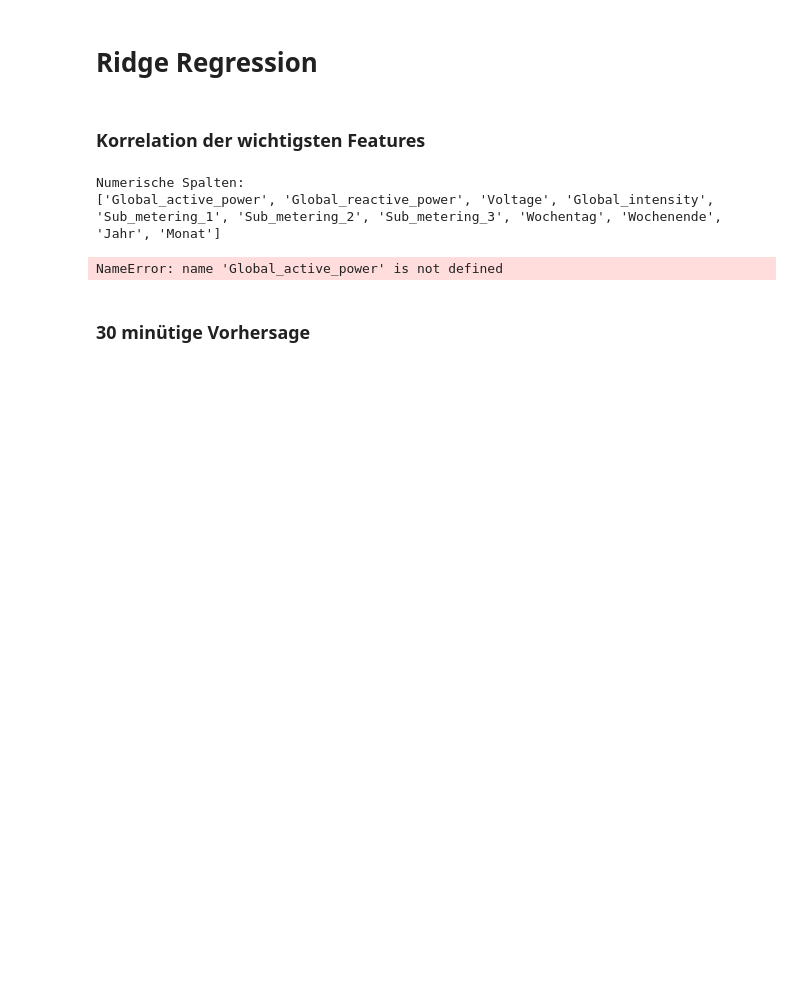
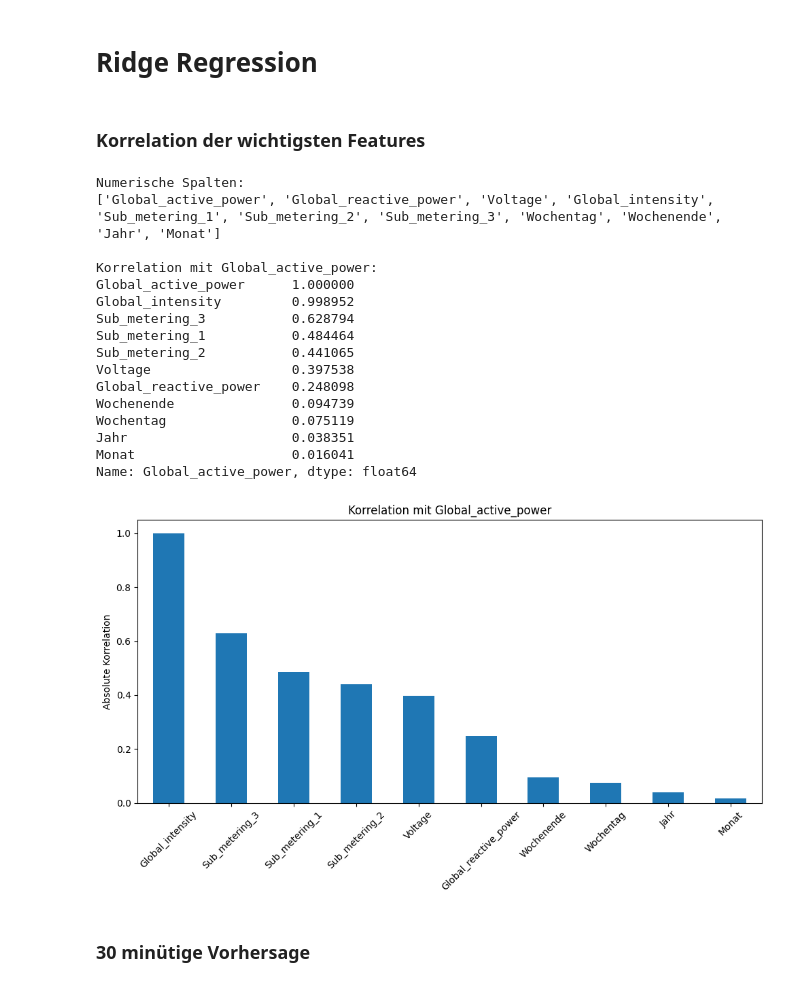
Before and after one commit to SebastianWolfP/ML-Projekt, a Jupyter notebook: 01-Ridge_Regression.ipynb, the cells around one changed output. Cells and saved outputs as stored; diff of their text form; code cells hidden in the pictures; blank space fills up the shorter version.

Commit message:
Ergebnisse speichern + Plot Notebook hinzugefügt

```diff
--- a/01-Ridge_Regression.ipynb
+++ b/01-Ridge_Regression.ipynb
@@ -17,28 +61,42 @@ df_test = pd.read_csv('household_test.csv', parse_dates=['Datetime'])
 # %%
 # 1. Nur numerische Spalten auswählen
 numeric_columns = df_train.select_dtypes(include=[np.number]).columns.tolist()
 
 print("Numerische Spalten:")
 print(numeric_columns)
 
 # 2. Korrelationsanalyse nur mit numerischen Spalten
-correlation_with_target = df_train[numeric_columns].corr()[Global_active_power].abs().sort_values(ascending=False)
+correlation_with_target = df_train[numeric_columns].corr()['Global_active_power'].abs().sort_values(ascending=False)
 
 print("\nKorrelation mit Global_active_power:")
 print(correlation_with_target)
 
 # 3. Visualisierung
 plt.figure(figsize=(10, 6))
-correlation_with_target.drop(Global_active_power).plot(kind='bar')
+correlation_with_target.drop('Global_active_power').plot(kind='bar')
 plt.title("Korrelation mit Global_active_power")
 plt.ylabel("Absolute Korrelation")
 plt.xticks(rotation=45)
 plt.tight_layout()
 plt.show()
 # %% [output]
 Numerische Spalten:
 ['Global_active_power', 'Global_reactive_power', 'Voltage', 'Global_intensity', 'Sub_metering_1', 'Sub_metering_2', 'Sub_metering_3', 'Wochentag', 'Wochenende', 'Jahr', 'Monat']
+
+Korrelation mit Global_active_power:
+Global_active_power      1.000000
+Global_intensity         0.998952
+Sub_metering_3           0.628794
+Sub_metering_1           0.484464
+Sub_metering_2           0.441065
+Voltage                  0.397538
+Global_reactive_power    0.248098
+Wochenende               0.094739
+Wochentag                0.075119
+Jahr                     0.038351
+Monat                    0.016041
+Name: Global_active_power, dtype: float64
-NameError: name 'Global_active_power' is not defined
+[figure, added]
 # %% [markdown]
 ### 30 minütige Vorhersage
 # %%
```
Also changed, not shown: parts of 12 cells of this notebook, 22 other files.
